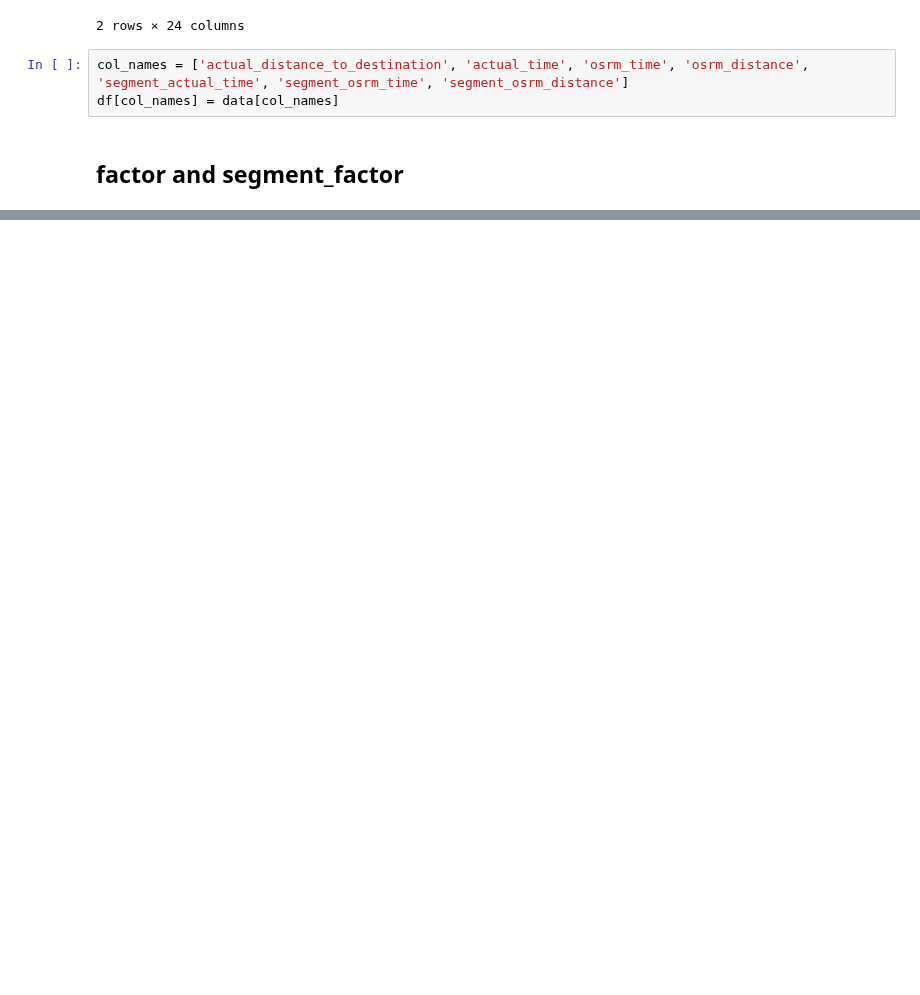
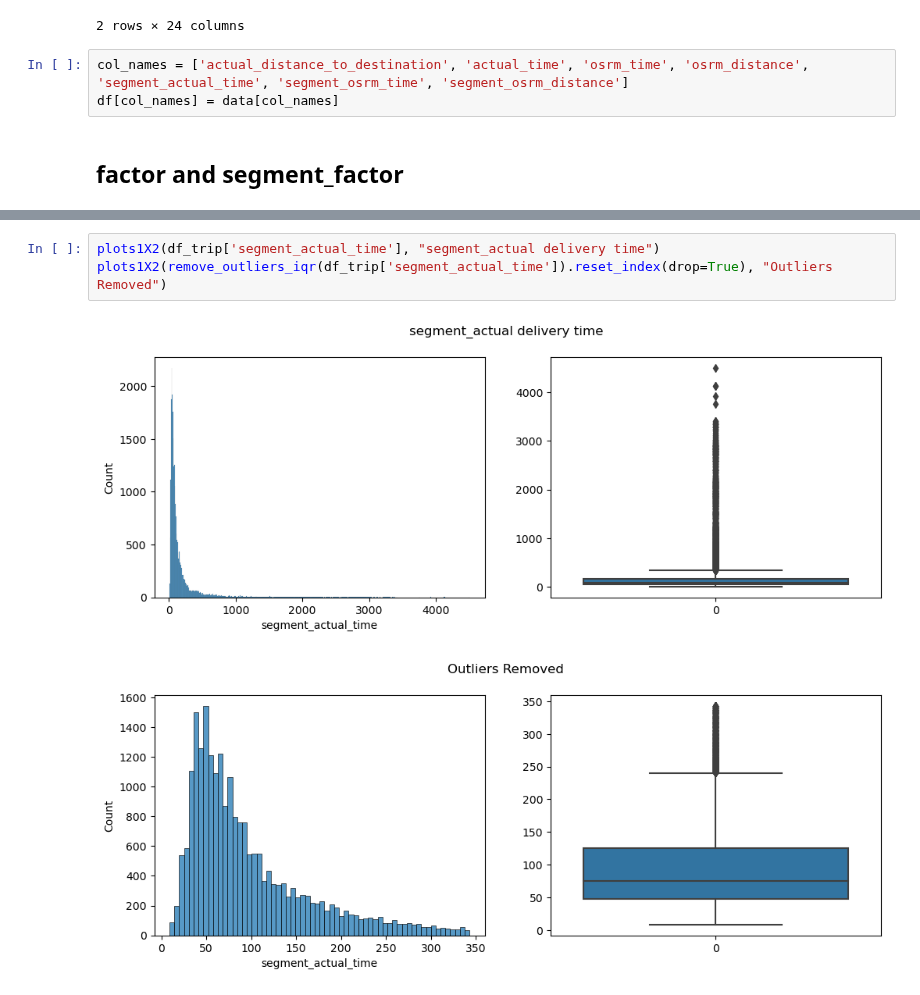
Before and after one commit to muthuganeshece/Business-Case-Study, a Jupyter notebook: Delhivery/Notebook/Delhivery_FeatureEngineering.ipynb, the cells around one changed output, grey strips where cells are left out. Cells and saved outputs as stored; diff of their text form; blank space fills up the shorter version.

```diff
--- a/Delhivery/Notebook/Delhivery_FeatureEngineering.ipynb
+++ b/Delhivery/Notebook/Delhivery_FeatureEngineering.ipynb
@@ -616,0 +652,6 @@ Text(0.5, 1.0, 'No. of trips by Route')
+# %%
+plots1X2(df_trip['segment_actual_time'], "segment_actual delivery time")
+plots1X2(remove_outliers_iqr(df_trip['segment_actual_time']).reset_index(drop=True), "Outliers Removed")
+# %% [output]
+[figure, added]
+[figure, added]
```
Also changed, not shown: parts of 93 cells of this notebook.
